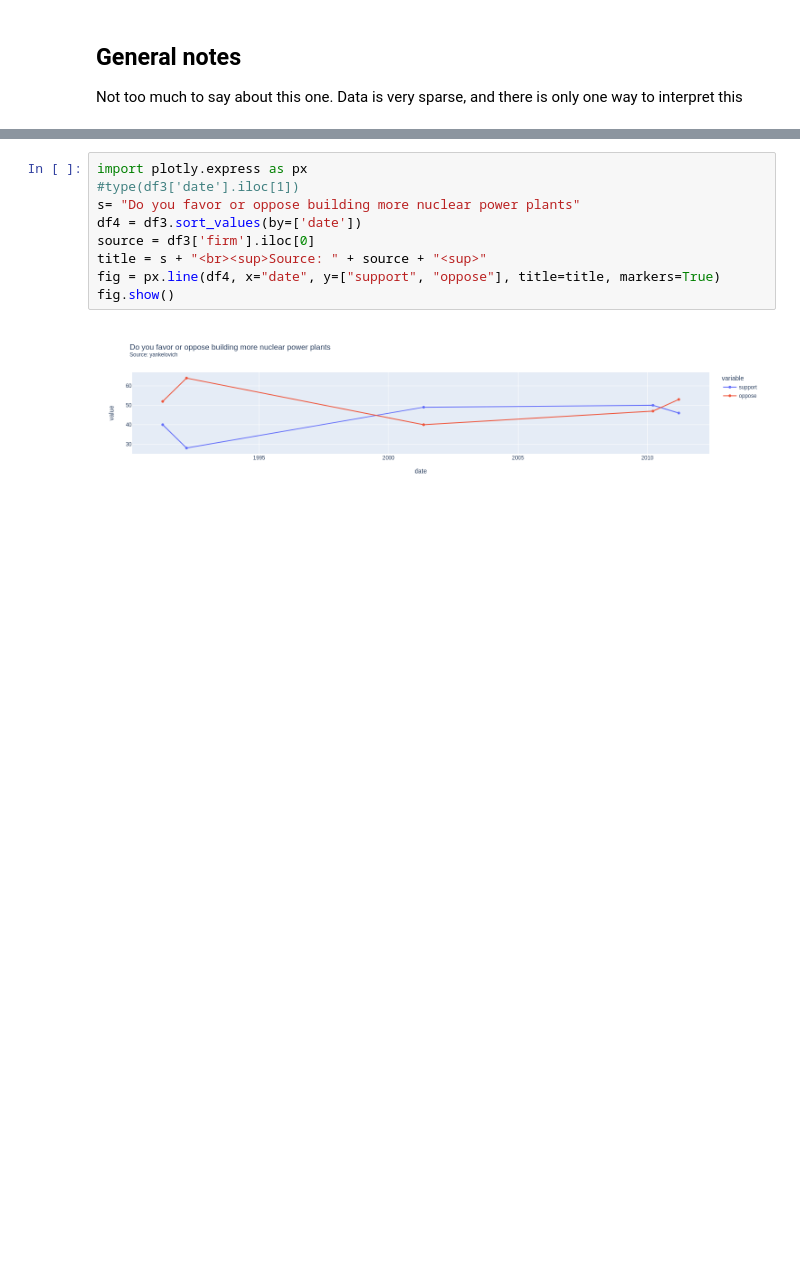
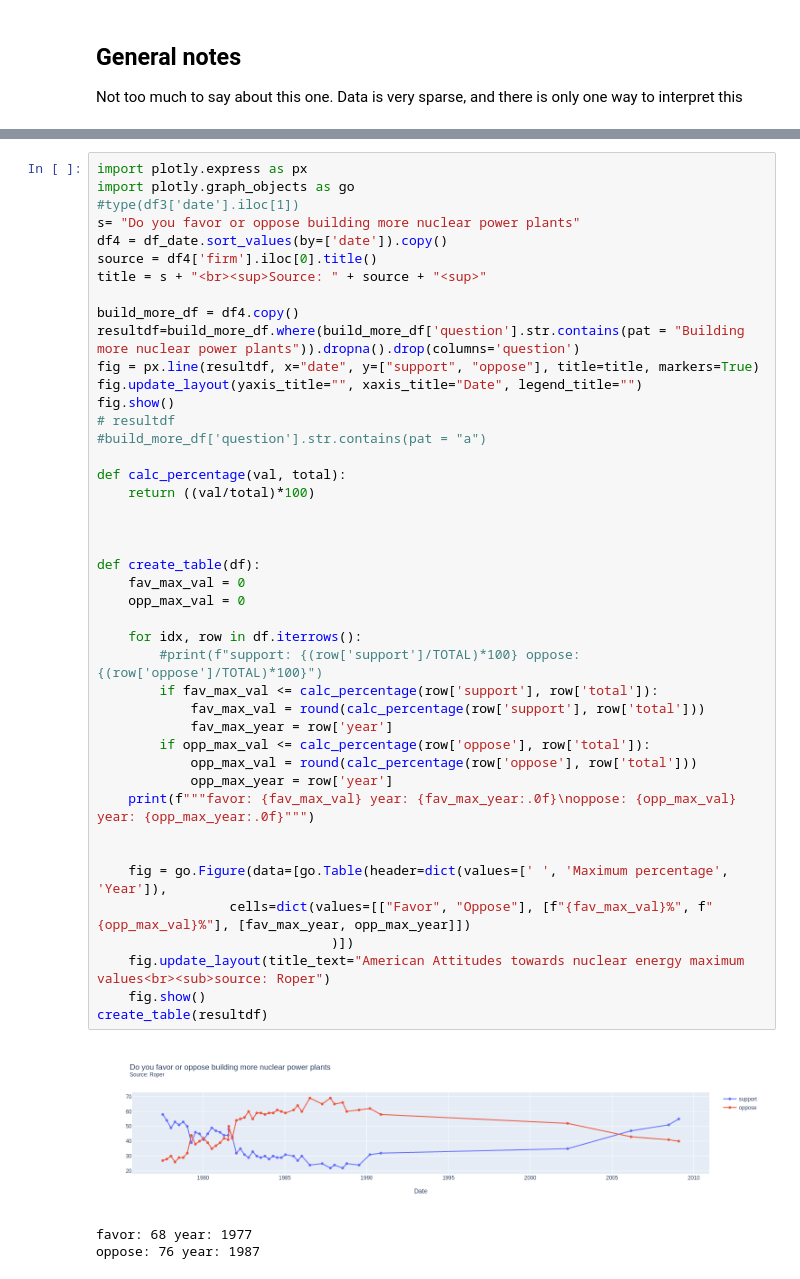
Before and after one commit to ekirchman/Capstone-notebooks, a Jupyter notebook: Gupta.ipynb, the cells around one changed output, grey strips where cells are left out. Saved outputs shown, nothing was run; the diff lists cells and outputs as text; blank space fills up the shorter version.

Commit message:
started work on the percentage table

```diff
--- a/Gupta.ipynb
+++ b/Gupta.ipynb
@@ -48,11 +76,47 @@ df3
 # %%
 import plotly.express as px
+import plotly.graph_objects as go
 #type(df3['date'].iloc[1])
 s= "Do you favor or oppose building more nuclear power plants"
-df4 = df3.sort_values(by=['date'])
-source = df3['firm'].iloc[0]
+df4 = df_date.sort_values(by=['date']).copy()
+source = df4['firm'].iloc[0].title()
 title = s + "<br><sup>Source: " + source + "<sup>"
-fig = px.line(df4, x="date", y=["support", "oppose"], title=title, markers=True)
+
+build_more_df = df4.copy()
+resultdf=build_more_df.where(build_more_df['question'].str.contains(pat = "Building more nuclear power plants")).dropna().drop(columns='question')
+fig = px.line(resultdf, x="date", y=["support", "oppose"], title=title, markers=True)
+fig.update_layout(yaxis_title="", xaxis_title="Date", legend_title="")
 fig.show()
+# resultdf
+#build_more_df['question'].str.contains(pat = "a")
+
+def calc_percentage(val, total):
+    return ((val/total)*100)
+
+
+
+def create_table(df):
+    fav_max_val = 0
+    opp_max_val = 0
+
+    for idx, row in df.iterrows():
+        #print(f"support: {(row['support']/TOTAL)*100} oppose: {(row['oppose']/TOTAL)*100}")
+        if fav_max_val <= calc_percentage(row['support'], row['total']):
+            fav_max_val = round(calc_percentage(row['support'], row['total']))
+            fav_max_year = row['year']
+        if opp_max_val <= calc_percentage(row['oppose'], row['total']):
+            opp_max_val = round(calc_percentage(row['oppose'], row['total']))
+            opp_max_year = row['year']
+    print(f"""favor: {fav_max_val} year: {fav_max_year:.0f}\noppose: {opp_max_val} year: {opp_max_year:.0f}""")
+
+
+    fig = go.Figure(data=[go.Table(header=dict(values=[' ', 'Maximum percentage', 'Year']),
+                 cells=dict(values=[["Favor", "Oppose"], [f"{fav_max_val}%", f"{opp_max_val}%"], [fav_max_year, opp_max_year]])
+                              )])
+    fig.update_layout(title_text="American Attitudes towards nuclear energy maximum values<br><sub>source: Roper")
+    fig.show()
+create_table(resultdf)
 # %% [output]
-[figure, old version]
+[figure, new version]
+favor: 68 year: 1977
+oppose: 76 year: 1987
```
Also changed, not shown: parts of 9 cells of this notebook, 2 other files.
